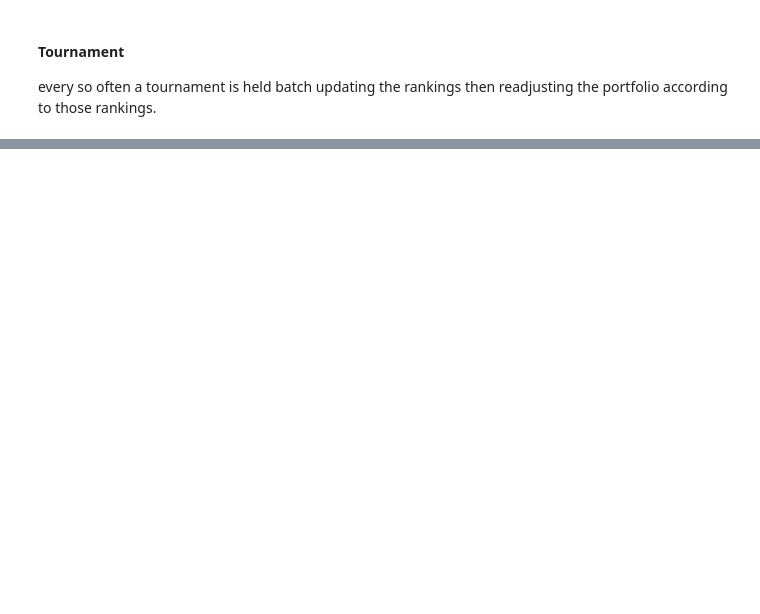
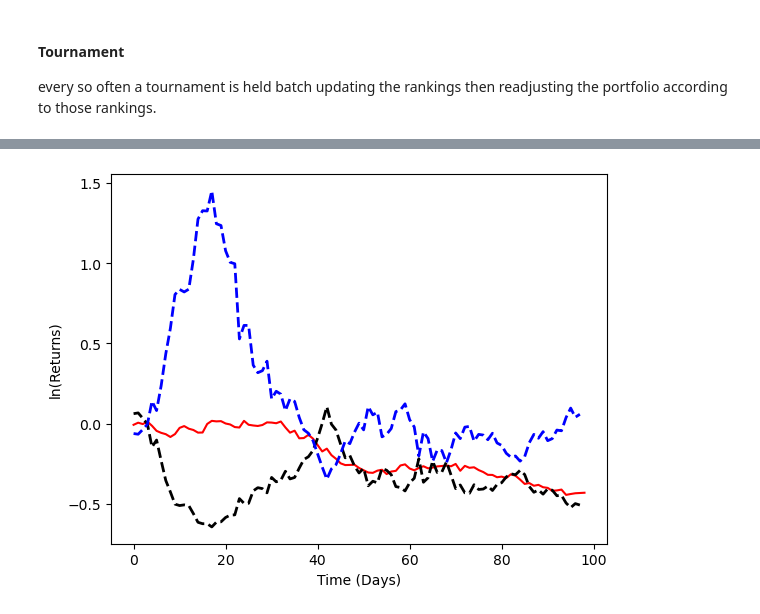
Before and after one commit to cbsither/elo_portfolio_ranking, a Jupyter notebook: notebooks/tournament.ipynb, the cells around one changed output, grey strips where cells are left out. Cells and saved outputs as stored; diff of their text form; code cells hidden in the pictures; blank space fills up the shorter version.

```diff
--- a/notebooks/tournament.ipynb
+++ b/notebooks/tournament.ipynb
@@ -30,0 +131,19 @@ returns = generate_returns(arr=dat_)
+# %%
+# Assuming Elo_Player and Evaluation classes are already defined and the code to update ratings is executed
+
+def rank_players_over_time(ratings):
+    """
+    Rank players from best to worst over time.
+
+    Parameters:
+    ratings (np.ndarray): Array of player ratings with shape (time, players)
+
+    Returns:
+    np.ndarray: Array of player rankings with shape (time, players), where each row contains the ranked indices of players
+    """
+    rankings = np.zeros_like(ratings, dtype=int)
+
+    for t in range(ratings.shape[0]):
+        rankings[t] = np.argsort(-ratings[t])
+
+    return rankings
@@ -30,0 +196,13 @@ returns = generate_returns(arr=dat_)
+# %%
+cumulative_returns_strat = calculate_long_short_returns(rankings, returns, long_pct=0.2, short_pct=0.2, invert=False)
+
+cumulative_returns_strat_invert = calculate_long_short_returns(rankings, returns, long_pct=0.2, short_pct=0.2, invert=True)
+# %%
+plt.plot(cumulative_returns, color='red')
+plt.plot(cumulative_returns_strat, color='black', linestyle='--', linewidth=2)
+plt.plot(cumulative_returns_strat_invert, color='blue', linestyle='--', linewidth=2)
+plt.ylabel('ln(Returns)')
+plt.xlabel('Time (Days)')
+plt.show()
+# %% [output]
+[figure, added]
```
Also changed, not shown: parts of 15 cells of this notebook, 2 other files.
